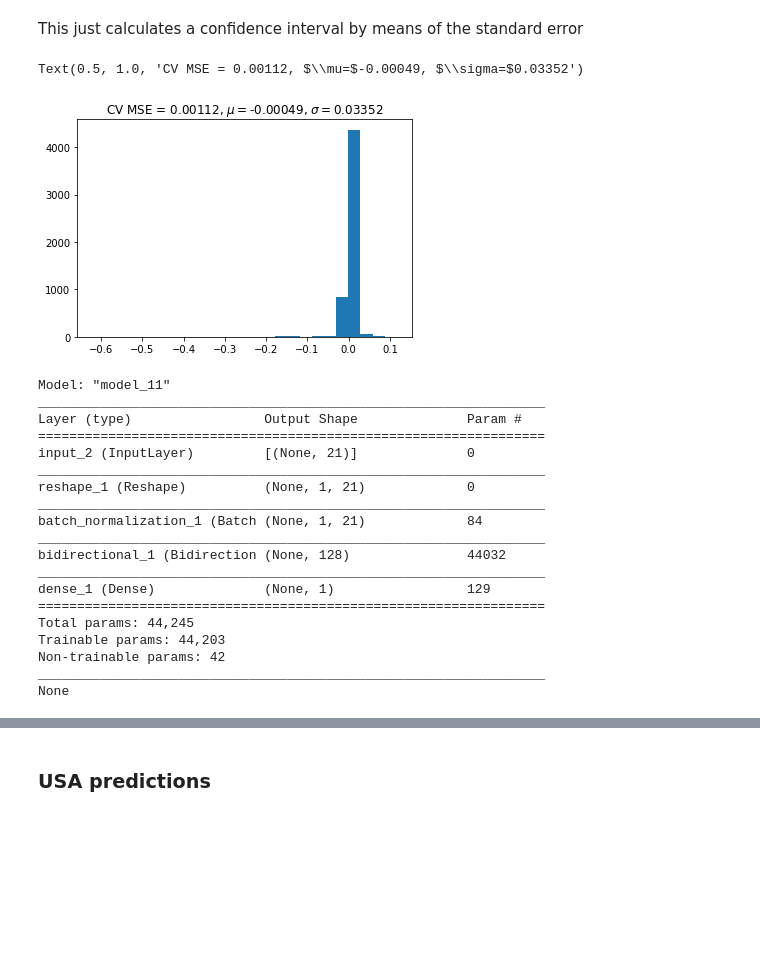
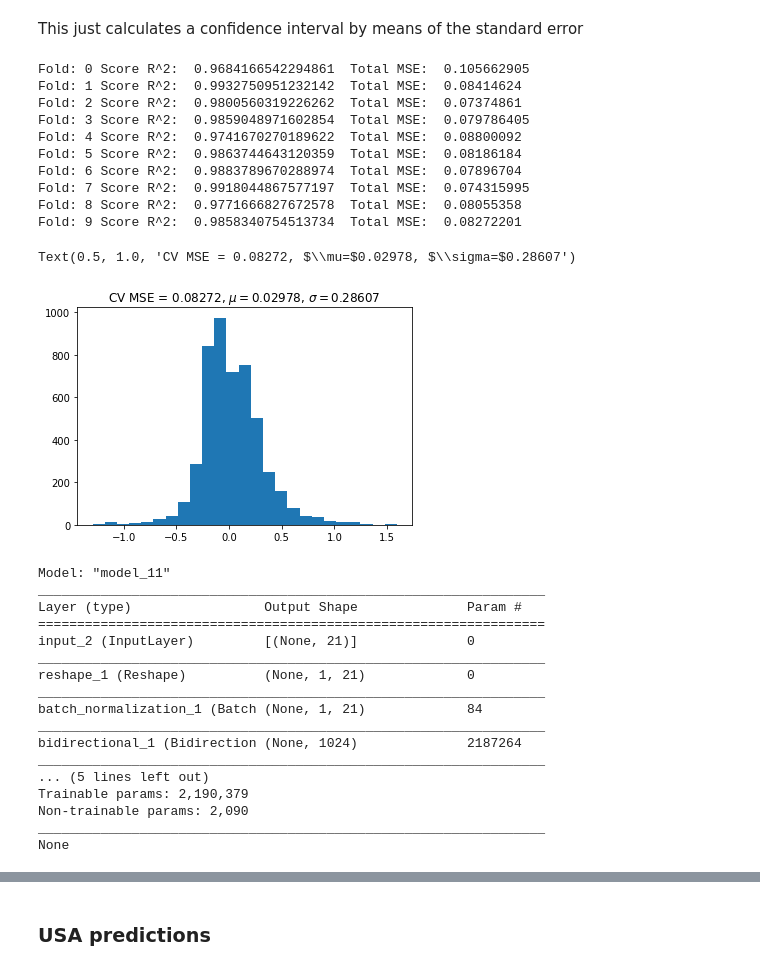
Before and after one commit to pablorp80/covid-19, a Jupyter notebook: py/COVID_19.ipynb, the cells around one changed output, grey strips where cells are left out. Drawn from its saved outputs; the diff is of its cells as text; code cells hidden in the pictures; blank space fills up the shorter version.

```diff
--- a/py/COVID_19.ipynb
+++ b/py/COVID_19.ipynb
@@ -491,11 +495,11 @@ for index, row in gdf.T.iterrows():
   while (len(row.values) > i+length):
     seq = row.values[i:i+length+1]
     sdt = list(row.index.values[i:i+length+1])
-    if sum(seq[:-1]) > 0:
+    if seq[0] > 0:
       inpt = seq[:-1].reshape((1, -1))
-      inpt = X_scaler.transform(inpt)
+      inpt = np.log(inpt)
       targ = seq[-1].reshape((1, -1))
-      targ = y_scaler.transform(targ)
+      targ = np.log(targ)
       pred = clf.predict(inpt)
       pred_vals.append(pred)
       true_vals.append(targ)
@@ -512,11 +516,6 @@ for index, row in gdf.T.iterrows():
     pred_dates.append(str(datadate.date()))
     i += 1
 
-
-pred_vals = y_scaler.inverse_transform(np.array(pred_vals).reshape(1,-1))
-true_vals = y_scaler.inverse_transform(np.array(true_vals).reshape(1,-1))
-true_std = y_scaler.inverse_transform(np.array(stdev).reshape(1,-1))
-
-pred_vals = (pred_vals/100.0)*DC_POPULATION
-true_vals = (true_vals/100.0)*DC_POPULATION
-true_std = (true_std/100.0)*DC_POPULATION
+pred_vals = np.exp(np.array(pred_vals).reshape(1,-1))
+true_vals = np.exp(np.array(true_vals).reshape(1,-1))
+true_std = np.exp(np.array(stdev).reshape(1,-1))
@@ -569,7 +600,6 @@ from tensorflow.keras.layers import LSTM, Dense, Input, Reshape, BatchNormalizat
 from tensorflow.keras.models import Model, Sequential
 from tensorflow.keras.wrappers.scikit_learn import KerasClassifier
 from sklearn.model_selection import GridSearchCV, train_test_split
-
 
 # pipeline
 def algorithm_pipeline(X_train_data, X_test_data, y_train_data, y_test_data,
@@ -603,18 +633,18 @@ def build_lstm(units = 4,
 
   return net
 
-param_grid = {'epochs' : [30, 50],
+param_grid = {'epochs' : [10, 20],
               'batch_size' : [16, 32],
-              'dropout_rate' : [0.1, 0.3],
-              'units' : [64, 128]}
+              'dropout_rate' : [0.1, 0.2],
+              'units' : [512, 1024]}
 
 model = KerasClassifier(build_fn = build_lstm, verbose=1)
 
-X_train, X_test, y_train, y_test = train_test_split(X, y, test_size=0.5, random_state=42)
+X_train, X_test, y_train, y_test = train_test_split(Xs, ys, test_size=0.5, random_state=42)
 
 if retrain :
   model, pred = algorithm_pipeline(X_train, X_test, y_train, y_test, model,
-                                 param_grid, cv=3, scoring_fit='r2')
+                                 param_grid, cv=3, scoring_fit='neg_mean_squared_error')
   print(model.best_score_)
   print(model.best_params_)
 
@@ -622,8 +652,8 @@ if retrain :
 else:
   lstm_best_params = {'batch_size': 16,
                       'dropout_rate': 0.1,
-                      'epochs': 30,
-                      'units': 64}
+                      'epochs': 20,
+                      'units': 512}
 # %%
 inpt = Input((X.shape[1],))
 rnpt = Reshape((1, X.shape[1]))(inpt)
@@ -631,12 +661,12 @@ bn = BatchNormalization()(rnpt)
 rnn = Bidirectional(LSTM(lstm_best_params['units'],
            dropout=lstm_best_params['dropout_rate'],
            recurrent_dropout=lstm_best_params['dropout_rate']))(bn)
-otpt = Dense(1)(rnn)
+otpt = Dense(1, activation='relu')(rnn)
 net = Model(inpt, otpt)
 print(net.summary())
 net.compile(loss='mean_squared_error', optimizer='adam',
             metrics=['mse', 'mae', 'cosine_proximity'])
-hist = net.fit(X, y, batch_size=lstm_best_params['batch_size'],
+hist = net.fit(Xs, ys, batch_size=lstm_best_params['batch_size'],
                epochs=lstm_best_params['epochs'], validation_split=0.1)
 # %% [output]
 Model: "model"
@@ -674,31 +704,45 @@ plt.show()
 This just calculates a confidence interval by means of the standard error
 # %%
 from sklearn.model_selection import KFold
+from sklearn.metrics import r2_score
 kf = KFold(n_splits=10)
 y_y_hat = []
+fold = 0
 for train_index, test_index in kf.split(X):
-  X_train, X_test = X[train_index], X[test_index]
-  y_train, y_test = y[train_index], y[test_index]
+  X_train, X_test = Xs[train_index], Xs[test_index]
+  y_train, y_test = ys[train_index], ys[test_index]
 
   net = None
   net = Model(inpt, otpt)
   net.compile(loss='mean_squared_error', optimizer='adam')
   net.fit(X_train, y_train, batch_size=lstm_best_params['batch_size'],
           epochs=lstm_best_params['epochs'], verbose=0)
   y_hat = net.predict(X_test)
   for k in range(len(y_hat)):
     y_y_hat.append(y_test[k]-y_hat[k])
+  print('Fold:', fold, 'Score R^2: ', r2_score(y_hat.ravel(), y_test), ' Total MSE: ', np.mean(np.square(np.array(y_y_hat))))
+  fold += 1
 
 y_y_hat = np.array(y_y_hat)
 
 mse = np.mean(np.square(y_y_hat))
 errmu = np.mean(y_y_hat)
 stdev = np.std(y_y_hat)
 fig = plt.hist(y_y_hat, bins=25)
 plt.title('CV MSE = %0.5f, $\mu=$%1.5f, $\sigma=$%1.5f'%(mse,errmu,stdev))
 # %% [output]
-Text(0.5, 1.0, 'CV MSE = 0.00112, $\\mu=$-0.00049, $\\sigma=$0.03352')
+Fold: 0 Score R^2:  0.9684166542294861  Total MSE:  0.105662905
+Fold: 1 Score R^2:  0.9932750951232142  Total MSE:  0.08414624
+Fold: 2 Score R^2:  0.9800560319226262  Total MSE:  0.07374861
+Fold: 3 Score R^2:  0.9859048971602854  Total MSE:  0.079786405
+Fold: 4 Score R^2:  0.9741670270189622  Total MSE:  0.08800092
+Fold: 5 Score R^2:  0.9863744643120359  Total MSE:  0.08186184
+Fold: 6 Score R^2:  0.9883789670288974  Total MSE:  0.07896704
+Fold: 7 Score R^2:  0.9918044867577197  Total MSE:  0.074315995
+Fold: 8 Score R^2:  0.9771666827672578  Total MSE:  0.08055358
+Fold: 9 Score R^2:  0.9858340754513734  Total MSE:  0.08272201
+Text(0.5, 1.0, 'CV MSE = 0.08272, $\\mu=$0.02978, $\\sigma=$0.28607')
-[figure, old version]
+[figure, new version]
 # %%
 import tensorflow as tf
 from tensorflow.keras.layers import LSTM, Dense, Input, Reshape, BatchNormalization, Bidirectional
@@ -713,20 +757,21 @@ rnpt = Reshape((1, X.shape[1]))(mdlinpt)
 bn = BatchNormalization()(rnpt)
 rnn = Bidirectional(LSTM(lstm_best_params['units'], dropout=lstm_best_params['dropout_rate'],
            recurrent_dropout=lstm_best_params['dropout_rate']))(bn)
-otpt = Dense(1)(rnn)
+bn = BatchNormalization()(rnn)
+otpt = Dense(1, activation='elu')(bn)
 net = Model(mdlinpt, otpt)
 print(net.summary())
 if retrain :
   net.compile(loss='mean_squared_error', optimizer='adam',
               metrics=['mse', 'mae', 'cosine_proximity'])
 
-  reduce_lr = ReduceLROnPlateau(monitor='loss', factor=0.1, patience=20,
+  reduce_lr = ReduceLROnPlateau(monitor='val_loss', factor=0.5, patience=10,
                                 min_delta=1e-4, mode='min')
 
-  stop_alg = EarlyStopping(monitor='loss', patience=100, restore_best_weights=True)
+  stop_alg = EarlyStopping(monitor='val_loss', patience=30, restore_best_weights=True)
 
-  hist = net.fit(X, y, batch_size=lstm_best_params['batch_size'], epochs=1000,
-                callbacks=[stop_alg, reduce_lr])
+  hist = net.fit(Xs, ys, batch_size=lstm_best_params['batch_size'], epochs=1000,
+                callbacks=[stop_alg, reduce_lr], validation_split=0.1)
 
   net.save_weights("net.hdf5")
 else:
@@ -742,13 +787,11 @@ reshape_1 (Reshape)          (None, 1, 21)             0
 _________________________________________________________________
 batch_normalization_1 (Batch (None, 1, 21)             84
 _________________________________________________________________
-bidirectional_1 (Bidirection (None, 128)               44032
+bidirectional_1 (Bidirection (None, 1024)              2187264
 _________________________________________________________________
-dense_1 (Dense)              (None, 1)                 129
-=================================================================
-Total params: 44,245
-Trainable params: 44,203
-Non-trainable params: 42
+... (5 lines left out)
+Trainable params: 2,190,379
+Non-trainable params: 2,090
 _________________________________________________________________
 None
 # %%
```
Also changed, not shown: parts of 43 cells of this notebook, 17 other files.
